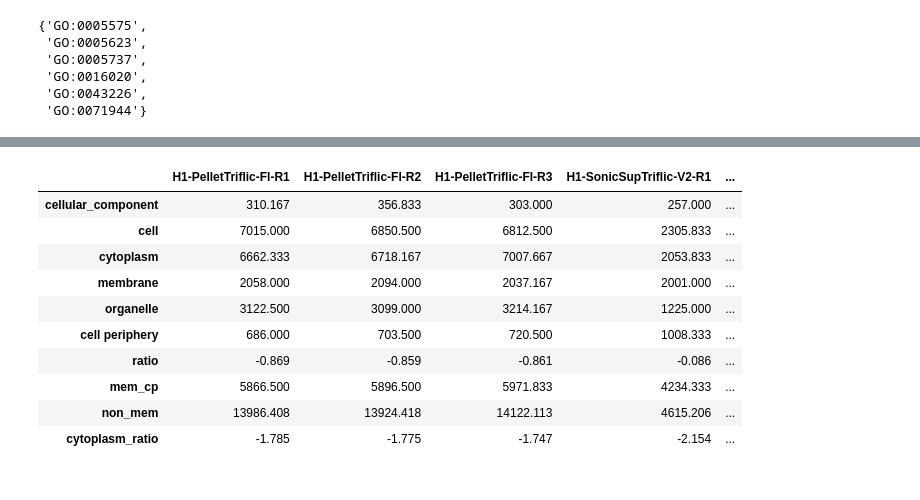
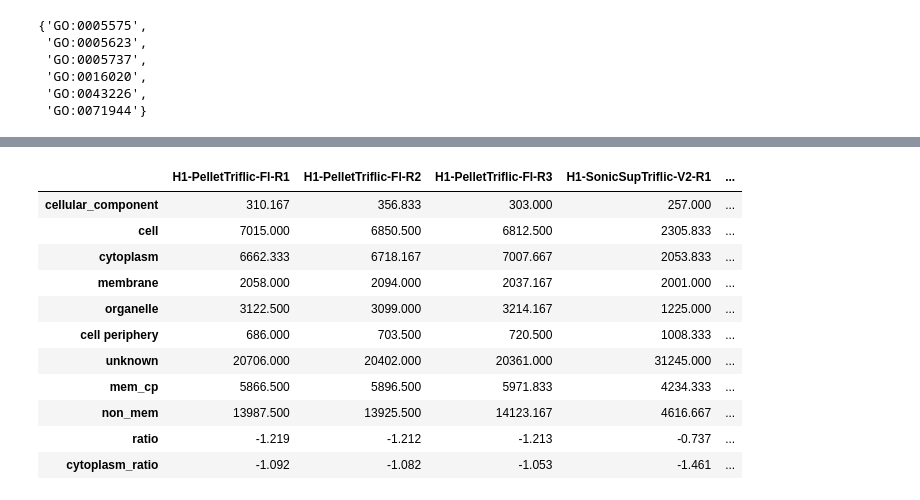
Before and after one commit to stuppie/triflic, a Jupyter notebook: H1/6-go.ipynb, the cells around one changed output, grey strips where cells are left out. Cells and saved outputs as stored; diff of their text form; code cells hidden in the pictures.

Commit message:
add unknown counts

```diff
--- a/H1/6-go.ipynb
+++ b/H1/6-go.ipynb
@@ -93,7 +96,7 @@ def get_go_count(loci):
     return d
 # %%
 df = pd.DataFrame(get_go_count(grouped_loci))
-df.index = df.index.map(lambda x:goa[x].name)
+df.index = df.index.map(lambda x:goa[x].name if x!='unknown' else x)
 df
 # %% [output]
 |  | H1-PelletTriflic-Fl-R1 | H1-PelletTriflic-Fl-R2 | H1-PelletTriflic-Fl-R3 | H1-SonicSupTriflic-V2-R1 | ... |
@@ -117,10 +122,10 @@ df_norm
 # %%
 membrane = {'membrane', 'cell periphery', 'organelle'}
-non_membrane = set(df.index) - membrane
+non_membrane = set(df.index) - membrane - {'unknown'}
 
 df.loc['mem_cp'] = df.loc[membrane].sum()
 df.loc['non_mem'] = df.loc[non_membrane].sum()
-df_mem = df.loc[['mem_cp', 'non_mem']]
+df_mem = df.loc[['mem_cp', 'non_mem', 'unknown']]
 df_mem
 # %% [output]
 |  | H1-PelletTriflic-Fl-R1 | H1-PelletTriflic-Fl-R2 | H1-PelletTriflic-Fl-R3 | H1-SonicSupTriflic-V2-R1 | ... |
@@ -129,3 +135,4 @@ df_mem
 # %%
-np.log(df_mem.loc['mem_cp']) - np.log(df_mem.sum())
+df.loc['ratio'] = np.log(df_mem.loc['mem_cp']) - np.log(df_mem.loc[['mem_cp', 'non_mem']].sum())
+df
 # %% [output]
@@ -155,3 +149,0 @@ dtype: float64
-# %%
-df.loc['ratio'] = np.log(df_mem.loc['mem_cp']) - np.log(df_mem.loc['non_mem'])
-df
@@ -169,18 +150,20 @@ df
 # %%
 df.to_csv("membrane_ratio.csv")
 # %%
-df.loc['cytoplasm_ratio'] = np.log(df.loc['cytoplasm']) - np.log(df.sum())
+df.loc['cytoplasm_ratio'] = ( np.log(df.loc['cytoplasm']) -
+        np.log(df.loc[['cellular_component', 'cell', 'cytoplasm', 'membrane', 'organelle', 'cell periphery']].sum()) )
 df.to_csv("cytoplasm_ratio.csv")
 df
 # %% [output]
 |  | H1-PelletTriflic-Fl-R1 | H1-PelletTriflic-Fl-R2 | H1-PelletTriflic-Fl-R3 | H1-SonicSupTriflic-V2-R1 | ... |
 | cellular_component | 310.167 | 356.833 | 303.000 | 257.000 | ... |
 | cell | 7015.000 | 6850.500 | 6812.500 | 2305.833 | ... |
 | cytoplasm | 6662.333 | 6718.167 | 7007.667 | 2053.833 | ... |
 | membrane | 2058.000 | 2094.000 | 2037.167 | 2001.000 | ... |
 | organelle | 3122.500 | 3099.000 | 3214.167 | 1225.000 | ... |
 | cell periphery | 686.000 | 703.500 | 720.500 | 1008.333 | ... |
-| ratio | -0.869 | -0.859 | -0.861 | -0.086 | ... |
+| unknown | 20706.000 | 20402.000 | 20361.000 | 31245.000 | ... |
 | mem_cp | 5866.500 | 5896.500 | 5971.833 | 4234.333 | ... |
-| non_mem | 13986.408 | 13924.418 | 14122.113 | 4615.206 | ... |
-| cytoplasm_ratio | -1.785 | -1.775 | -1.747 | -2.154 | ... |
+| non_mem | 13987.500 | 13925.500 | 14123.167 | 4616.667 | ... |
+| ratio | -1.219 | -1.212 | -1.213 | -0.737 | ... |
+| cytoplasm_ratio | -1.092 | -1.082 | -1.053 | -1.461 | ... |
```
Also changed, not shown: parts of 8 cells of this notebook, 3 other files.
